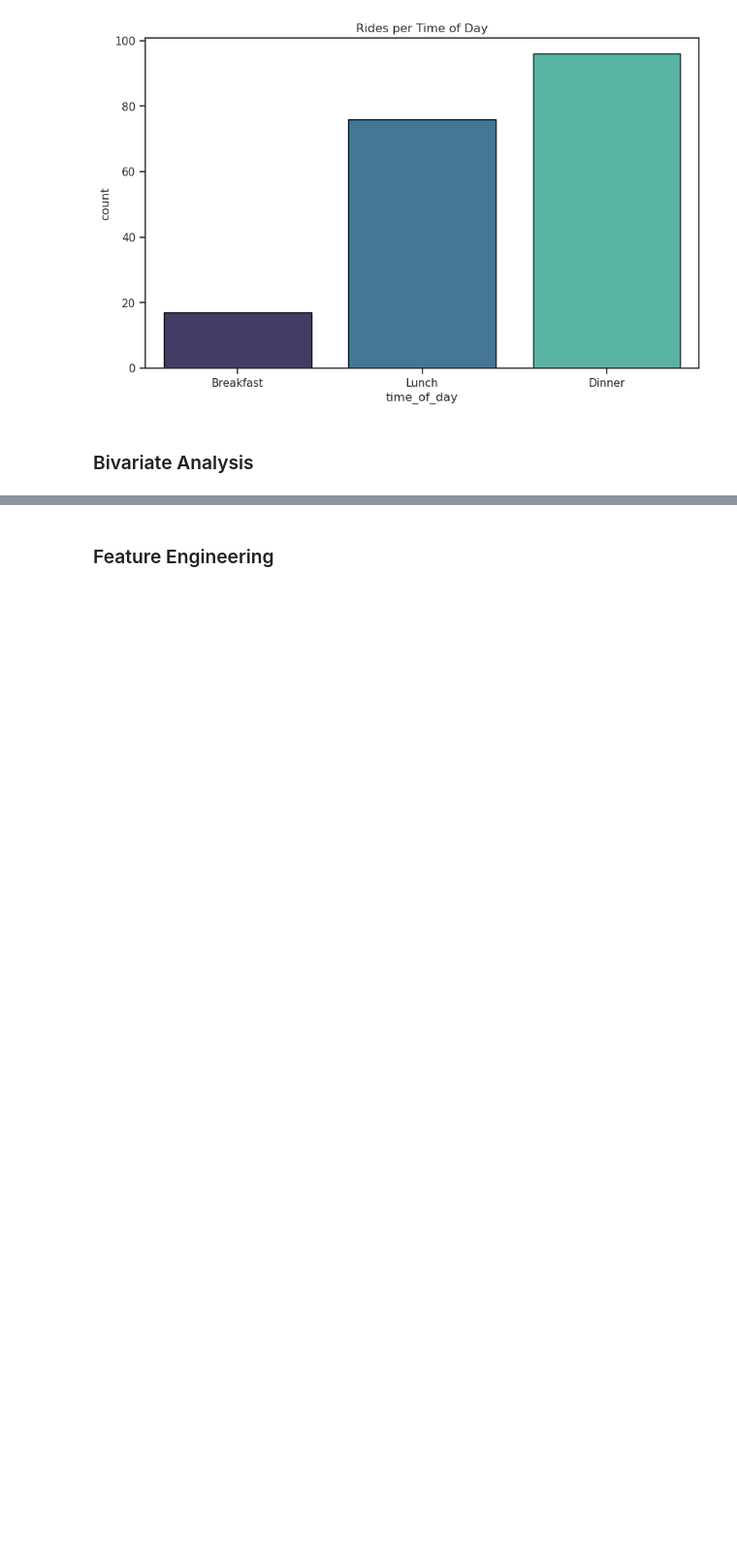
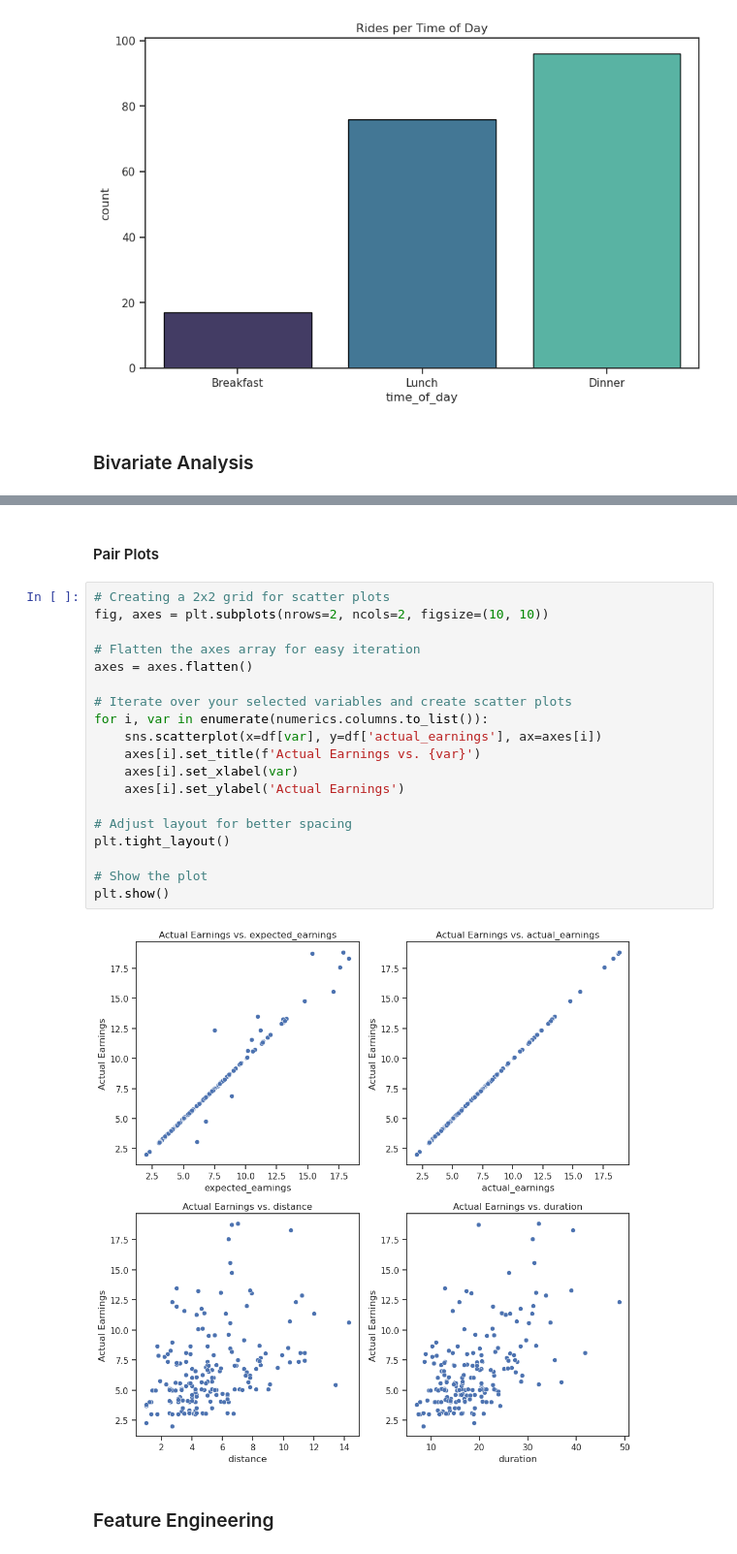
Before and after one commit to cyobero/rideshare-analysis, a Jupyter notebook: EDA.ipynb, the cells around one changed output, grey strips where cells are left out. Shown at 97% size. Saved outputs shown, nothing was run; the diff lists cells and outputs as text; blank space fills up the shorter version.

```diff
--- a/EDA.ipynb
+++ b/EDA.ipynb
@@ -270,3 +295,26 @@ plt.show()
+# %% [markdown]
+#### Pair Plots
+# %%
+# Creating a 2x2 grid for scatter plots
+fig, axes = plt.subplots(nrows=2, ncols=2, figsize=(10, 10))
+
+# Flatten the axes array for easy iteration
+axes = axes.flatten()
+
+# Iterate over your selected variables and create scatter plots
+for i, var in enumerate(numerics.columns.to_list()):
+    sns.scatterplot(x=df[var], y=df['actual_earnings'], ax=axes[i])
+    axes[i].set_title(f'Actual Earnings vs. {var}')
+    axes[i].set_xlabel(var)
+    axes[i].set_ylabel('Actual Earnings')
+
+# Adjust layout for better spacing
+plt.tight_layout()
+
+# Show the plot
+plt.show()
+# %% [output]
+[figure, added]
 # %% [markdown]
 ### Feature Engineering
 # %% [markdown]
```
Also changed, not shown: parts of 3 cells of this notebook.
